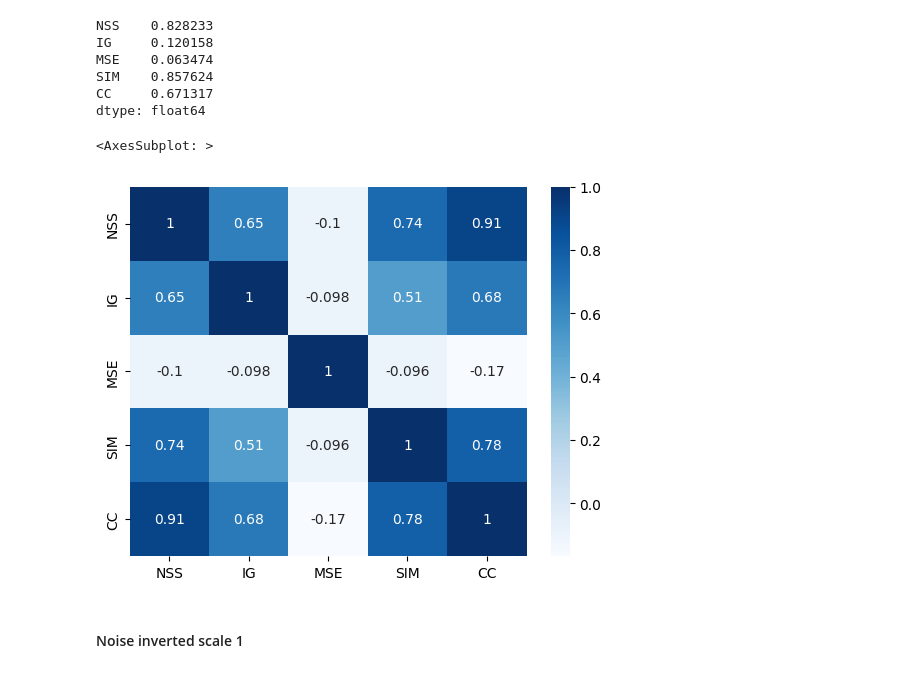
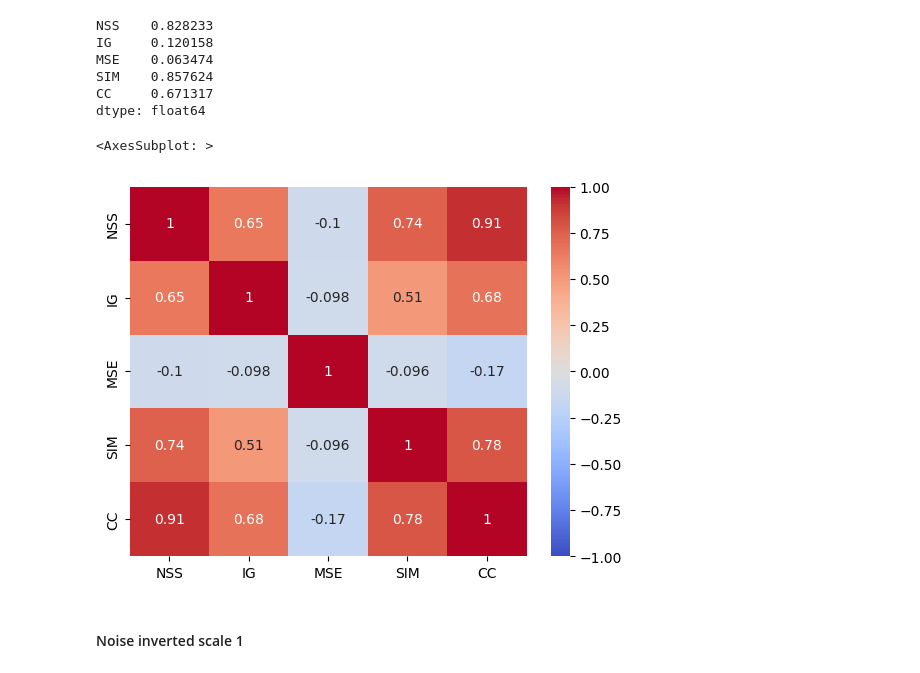
Before and after one commit to MichalMichniak/analysis-of-significance-areas, a Jupyter notebook: faithfulness_statistics.ipynb, the cells around one changed output. Drawn from its saved outputs; the diff is of its cells as text; code cells hidden in the pictures.

```diff
--- a/faithfulness_statistics.ipynb
+++ b/faithfulness_statistics.ipynb
@@ -105,10 +105,10 @@ dtype: float64
 # %%
 import seaborn as sb
 corr = df.corr()
-sb.heatmap(corr, cmap="Blues", annot=True)
+sb.heatmap(corr, cmap="coolwarm",vmin=-1,vmax=1, annot=True)
 # %% [output]
 <AxesSubplot: >
-[figure, old version]
+[figure, new version]
 # %% [markdown]
 #### Noise inverted scale 1
 # %%
```
Also changed, not shown: parts of 32 cells of this notebook, 10 other files.
